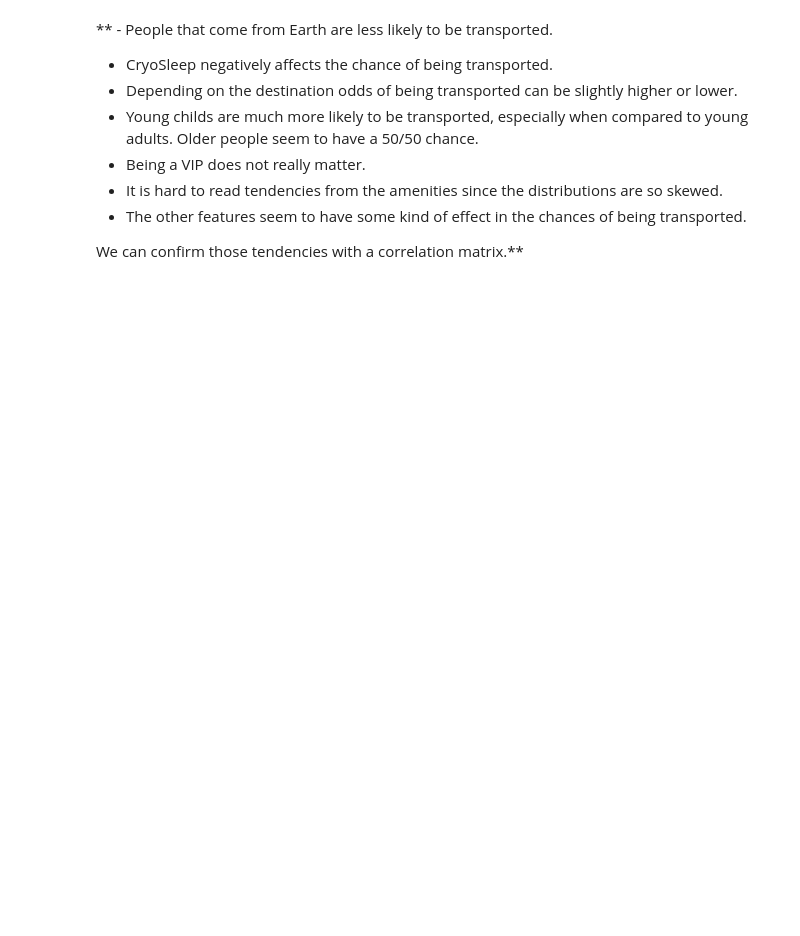
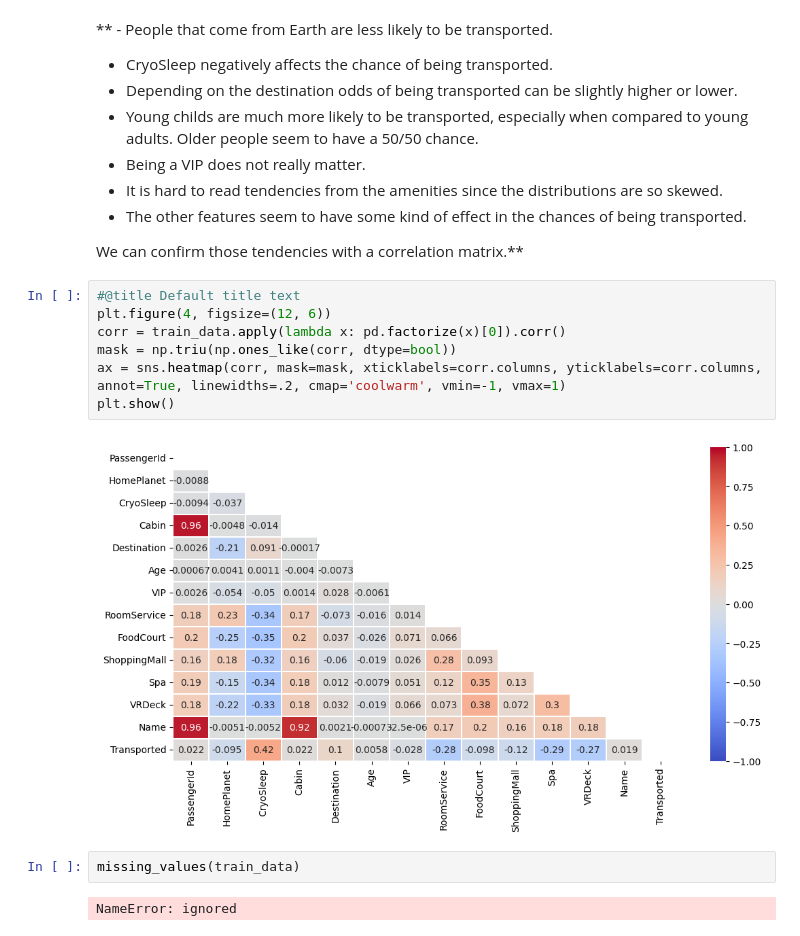
Before and after one commit to Research-method-group-3/Spaceship-Titanic, a Jupyter notebook: spaceship_data_v.ipynb, the cells around one changed output. Drawn from its saved outputs; the diff is of its cells as text; blank space fills up the shorter version.

```diff
--- a/spaceship_data_v.ipynb
+++ b/spaceship_data_v.ipynb
@@ -337,3 +375,16 @@ fig.show()
 - The other features seem to have some kind of effect in the chances of being transported.
 
 We can confirm those tendencies with a correlation matrix.**
+# %%
+#@title Default title text
+plt.figure(4, figsize=(12, 6))
+corr = train_data.apply(lambda x: pd.factorize(x)[0]).corr()
+mask = np.triu(np.ones_like(corr, dtype=bool))
+ax = sns.heatmap(corr, mask=mask, xticklabels=corr.columns, yticklabels=corr.columns, annot=True, linewidths=.2, cmap='coolwarm', vmin=-1, vmax=1)
+plt.show()
+# %% [output]
+[figure, added]
+# %%
+missing_values(train_data)
+# %% [output]
+NameError: ignored
```
Also changed, not shown: parts of 13 cells of this notebook.
